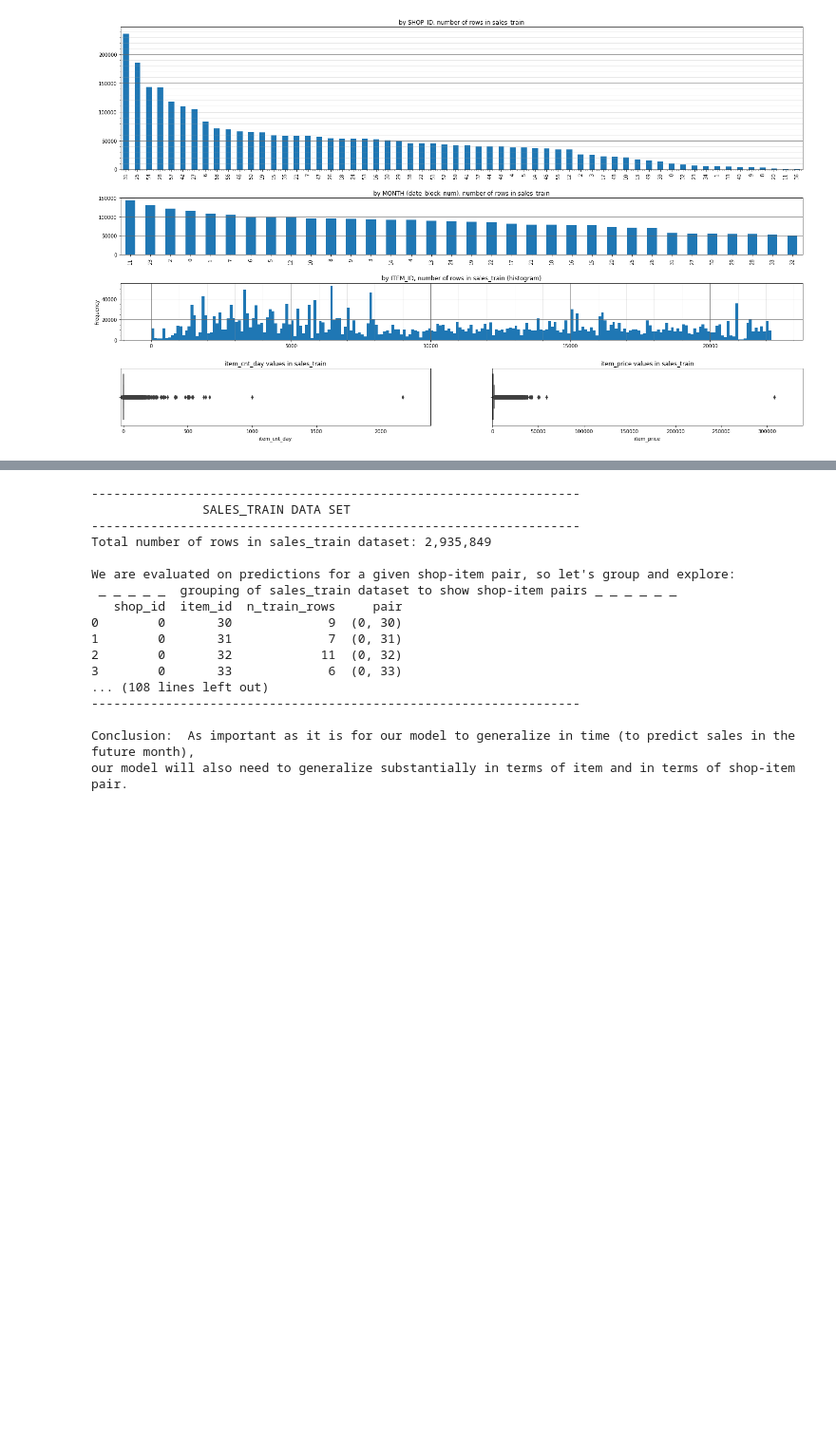
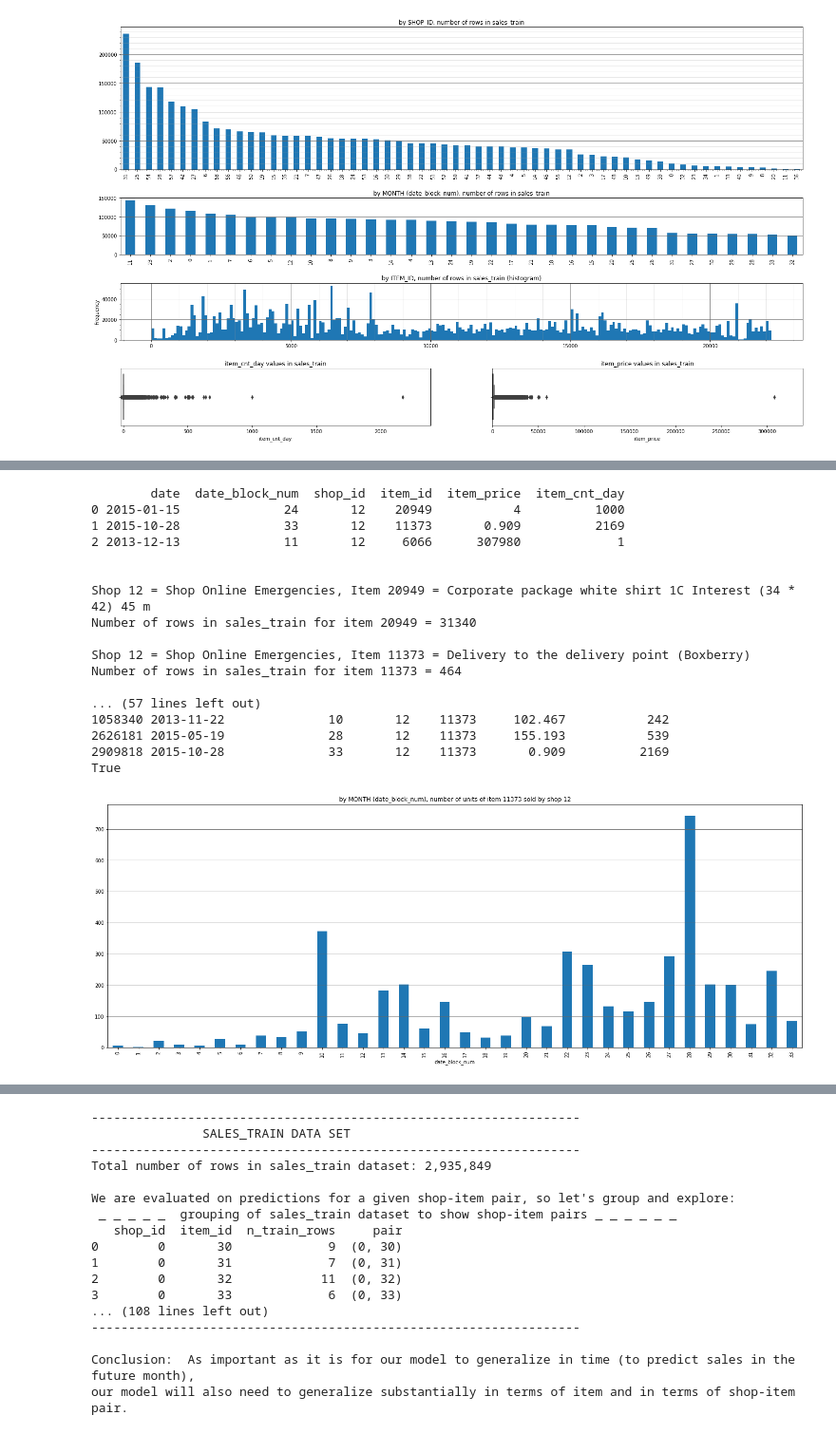
Before and after one commit to migai/Kag, a Jupyter notebook: ipynb_versions/MG_EDA_v2.9 cleaning data.ipynb, the cells around one changed output, grey strips where cells are left out. Shown at 95% size. Drawn from its saved outputs; the diff is of its cells as text; code cells hidden in the pictures; blank space fills up the shorter version.

Commit message:
item_cnt_day and item_price outliers resolved

```diff
--- a/ipynb_versions/MG_EDA_v2.9 cleaning data.ipynb
+++ b/ipynb_versions/MG_EDA_v2.9 cleaning data.ipynb
@@ -668,0 +659,63 @@ Shop 12 = Shop Online Emergencies, Item 6066 = Radmin 3 - 522 persons.
+# %%
+# What are the outliers?:
+outliers = pd.concat( [sales_train[sales_train.item_cnt_day > 800],
+                       sales_train[sales_train.item_price > 1e5]],
+                      ignore_index=True )
+print(outliers)
+print("\n")
+outlier_items = outliers.item_id.to_list()
+outlier_shops = outliers.shop_id.to_list()
+for row in range(len(outliers)):
+  print(f"Shop {outlier_shops[row]} = {shops_augmented.at[outlier_shops[row],'En_Name']}", end="")
+  print(f", Item {outlier_items[row]} = {items_transl.at[outlier_items[row],'En_name']}")
+  print(f"Number of rows in sales_train for item {outlier_items[row]} = {len(sales_train[sales_train.item_id == outlier_items[row]])}\n")
+
+# 300,000 rubles is about $400.  1 ruble is $0.014, so it looks like perhaps item_price is not in rubles
+# is item 6066 even in the test set?
+print(6066 in test.item_id.to_list())
+print(sales_train[sales_train.item_id == 6066])
+# no it is not... so, let's just delete that row from the training data
+
+# the other two items have a good number of rows in the sales_train dataset... let's look at their distributions
+item20949 = sales_train[sales_train.item_id == 20949]
+print(item20949.describe())
+print(item20949.sort_values('item_cnt_day').tail(10))
+item20949shop12 = item20949[item20949.shop_id == 12]
+print(item20949shop12.describe())
+print(item20949shop12.sort_values('item_cnt_day').tail(10))
+print(20949 in test.item_id.to_list())
+# Not good... shop12-item20949 is in our test set, but this pair only has three training rows,
+#   and the rows don't seem correlated by date in a way that they would help us predict sales for November 2015
+#   However, we do see a rather large sale in October 2015, and the sparseness of the other sales would
+#   suggest that shop12 won't sell another load of these items in the following month.
+# I would recommend we remove the three rows from the training data, and set the test prediction = 0 sales for shop12-item20949
+#   as a 'hard-wired' entry after model training and predictions are done.
+
+item11373 = sales_train[sales_train.item_id == 11373]
+print(item11373.describe())
+print(item11373.sort_values('item_cnt_day').tail(10))
+# only shop 12 sells item 11373; no other shops do
+print(11373 in test.item_id.to_list())
+fig = plt.figure(figsize=(25,9))
+item11373.drop(2909818).sort_values('date_block_num').groupby('date_block_num')['item_cnt_day'].sum().plot(kind='bar')
+plt.title('by MONTH (date_block_num), number of units of item 11373 sold by shop 12')
+plt.grid(b=True, which='major', axis='y', color='#666666', linestyle='-')
+# %% [output]
+        date  date_block_num  shop_id  item_id  item_price  item_cnt_day
+0 2015-01-15              24       12    20949           4          1000
+1 2015-10-28              33       12    11373       0.909          2169
+2 2013-12-13              11       12     6066      307980             1
+
+
+Shop 12 = Shop Online Emergencies, Item 20949 = Corporate package white shirt 1C Interest (34 * 42) 45 m
+Number of rows in sales_train for item 20949 = 31340
+
+Shop 12 = Shop Online Emergencies, Item 11373 = Delivery to the delivery point (Boxberry)
+Number of rows in sales_train for item 11373 = 464
+
+... (57 lines left out)
+1058340 2013-11-22              10       12    11373     102.467           242
+2626181 2015-05-19              28       12    11373     155.193           539
+2909818 2015-10-28              33       12    11373       0.909          2169
+True
+[figure, added]
```
Also changed, not shown: parts of 3 cells of this notebook, 1 other file.
